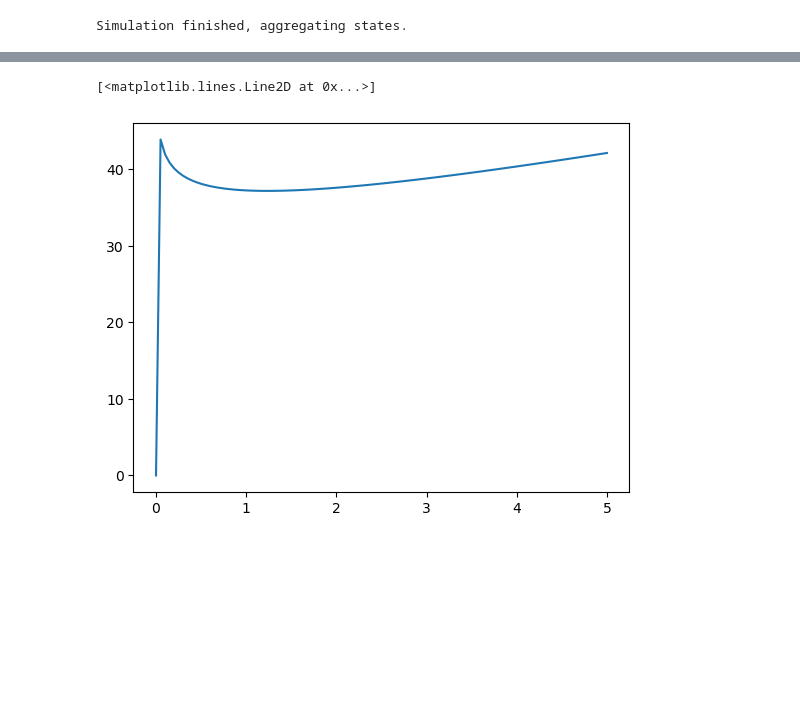
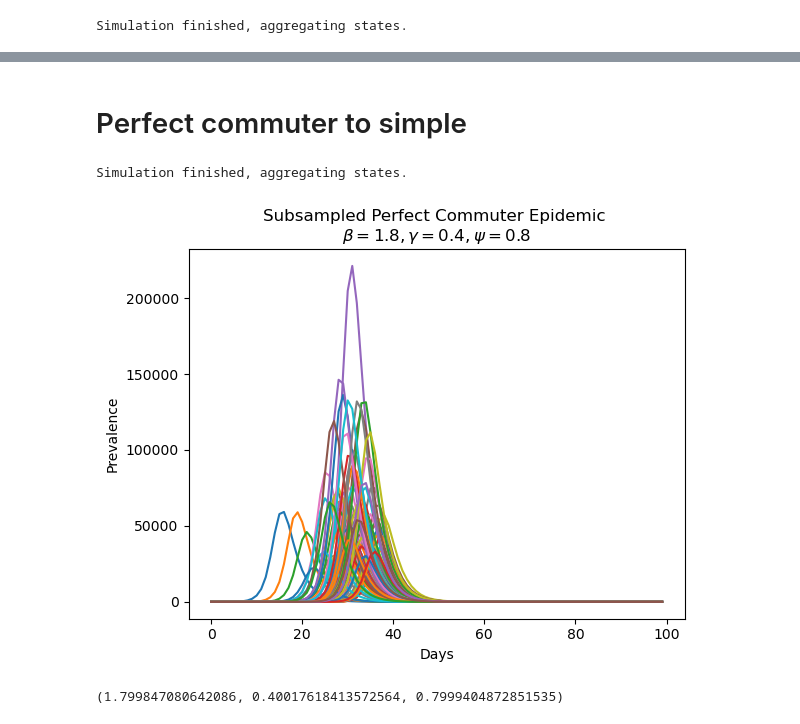
Before and after one commit to joel-winterton/CommutersAndEpidemics, a Jupyter notebook: movement_sampling/movement_samplers_analysis.ipynb, the cells around one changed output, grey strips where cells are left out. Cells and saved outputs as stored; diff of their text form; code cells hidden in the pictures; blank space fills up the shorter version.

```diff
--- a/movement_sampling/movement_samplers_analysis.ipynb
+++ b/movement_sampling/movement_samplers_analysis.ipynb
@@ -38,7 +41,20 @@ res
-# %%
-beta = np.linspace(0, 5, 100)
-nll = [transmission_nll((b, 0.8), sim, pop_sizes, od_matrix) for b in beta]
-plt.plot(beta, nll)
-# %% [output]
-[<matplotlib.lines.Line2D at 0x...>]
-[figure, removed]
+# %% [markdown]
+# Perfect commuter to simple
+# %%
+perfect_epi = MovementEpidemic(PerfectCommuterSampler, od_matrix, pop_sizes, beta =1.8, gamma=0.4, psi=0.8, t_max=100)
+perfect_sim = perfect_epi.simulate()
+# %% [output]
+Simulation finished, aggregating states.
+# %%
+plt.plot(perfect_sim[1])
+plt.title('Subsampled Perfect Commuter Epidemic \n'+r'$\beta = 1.8, \gamma=0.4, \psi=0.8$')
+plt.xlabel('Days')
+plt.ylabel('Prevalence')
+plt.show()
+# %% [output]
+[figure, added]
+# %%
+perfect_res = fit_model(perfect_sim, od_matrix, pop_sizes, t_delta=1)
+perfect_res
+# %% [output]
+(1.799847080642086, 0.40017618413572564, 0.7999404872851535)
```
Also changed, not shown: parts of 5 cells of this notebook, 3 other files.
